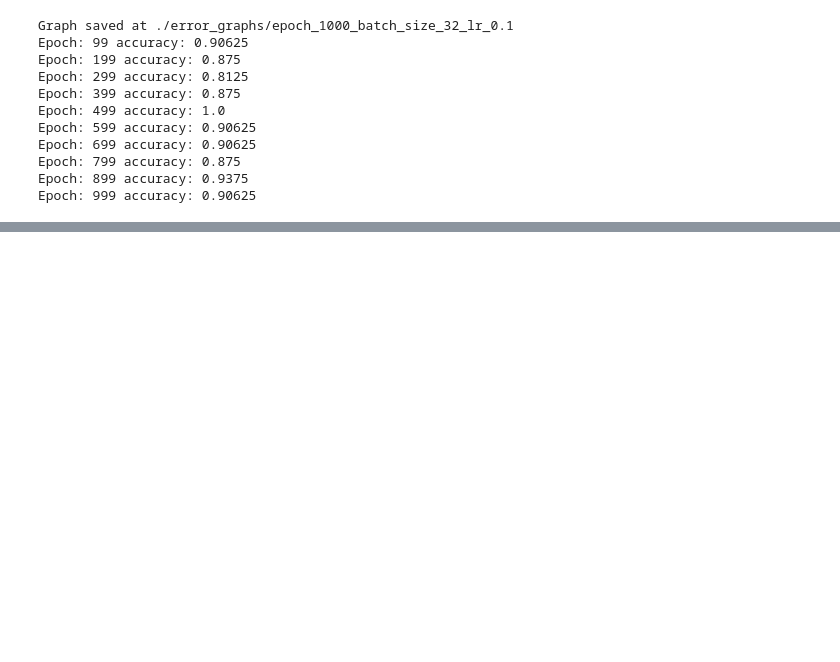
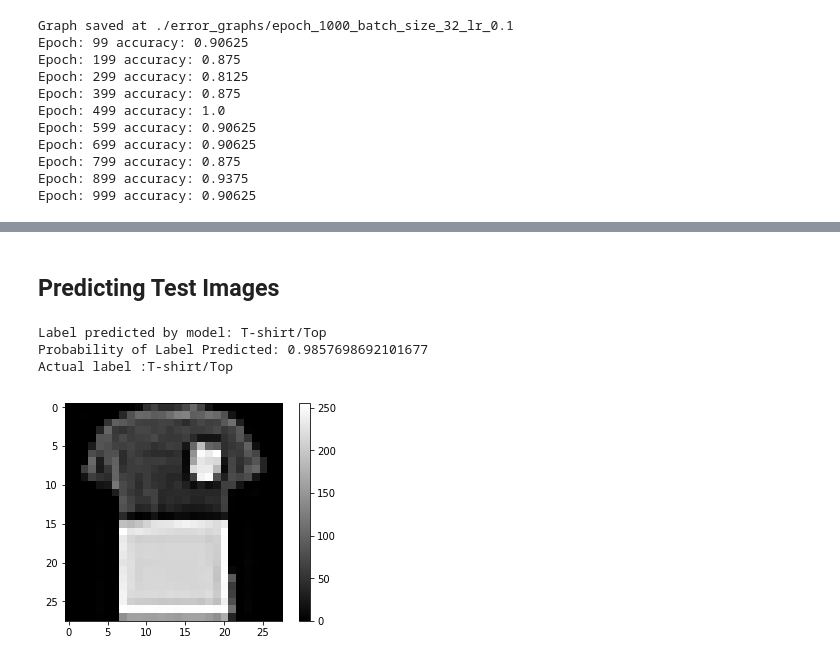
Before and after one commit to Tepi994/Statistical-Learning1, a Jupyter notebook: logistic_regression/Fashion_mnist.ipynb, the cells around one changed output, grey strips where cells are left out. Cells and saved outputs as stored; diff of their text form; code cells hidden in the pictures; blank space fills up the shorter version.

```diff
--- a/logistic_regression/Fashion_mnist.ipynb
+++ b/logistic_regression/Fashion_mnist.ipynb
@@ -115,3 +113,8 @@ train_labels_model = train_labels_model_hot
 np.shape(train_labels_model)
 # %% [output]
 (18000, 3)
+# %%
+test_labels_model_encoded = pd.DataFrame(test_labels_model)
+test_labels_model_hot= pd.get_dummies(test_labels_model_encoded[0])
+test_labels_model = test_labels_model_hot
+np.shape(test_labels_model)
@@ -132,0 +150,4 @@ print(train_imagesv)
+# %%
+test_imagesv = test_images_model/255
+test_imagesv = test_imagesv.reshape(3000,784)
+test_imagesv.shape
@@ -287,7 +312,7 @@ def multinomial_model(epoch_num,lr,batch_size,train_image,train_label) :
     with tf.Session() as sess:
 
         sess.run(init)
-        #writer = tf.summary.FileWriter( './error_graphs/epoch_'+str(epoch_num)+'batch_size'+str(batch_size)+'lr'+str(lr), sess.graph)
+        writer = tf.summary.FileWriter( './error_graphs/epoch_'+str(epoch_num)+'batch_size'+str(batch_size)+'lr'+str(lr), sess.graph)
         print('Graph saved at ./error_graphs/epoch_'+str(epoch_num)+'_batch_size_'+str(batch_size)+'_lr_'+str(lr))
         for epoch in range(training_epochs+1):
 
@@ -310,9 +335,10 @@ def multinomial_model(epoch_num,lr,batch_size,train_image,train_label) :
 
 
 
-                #writer.add_summary(c,epoch)
-                #writer.close()
+                writer.add_summary(c,epoch)
+
         #weights = W.eval()
         #bias = b.eval()
         return((W.eval(),b.eval()))
         sess.close()
+        writer.close()
@@ -358,0 +468,33 @@ len(prueba[0])
+# %% [markdown]
+## Predicting Test Images
+# %%
+def model_prediction(model_weights,image_to_predict,image_label,image_vector):
+    ##plot the image to predict
+    plt.imshow(image_to_predict, cmap = 'gray')
+    plt.colorbar()
+    logits = np.matmul(image_vector,model_weights[0]) + model_weights[1]
+   # logits = tf.matmul(image_vector,model_weights[0]) + model_weights[1]
+    y_pred = tf.nn.softmax(logits, name="Softmax")
+
+    with tf.Session() as sess:
+        result = y_pred.eval()
+        label_predicted = label_dictionary[np.argmax(result)]
+        label_observed = label_dictionary[np.argmax(image_label)]
+
+        print("Label predicted by model: "+label_predicted)
+        print("Probability of Label Predicted: "+str(np.max(result[0])))
+        print("Actual label :"+label_observed)
+        #print(np.argmax(result))
+        #print(result)
+        #print(np.argmax(image_label))
+    sess.close()
+# %%
+model_prediction(model_weights=prueba,
+                 image_to_predict=test_images_model[27],
+                 image_label = test_labels_model.iloc[27],
+                 image_vector =test_imagesv[27])
+# %% [output]
+Label predicted by model: T-shirt/Top
+Probability of Label Predicted: 0.9857698692101677
+Actual label :T-shirt/Top
+[figure, added]
```
Also changed, not shown: parts of 27 cells of this notebook, 31 other files.
